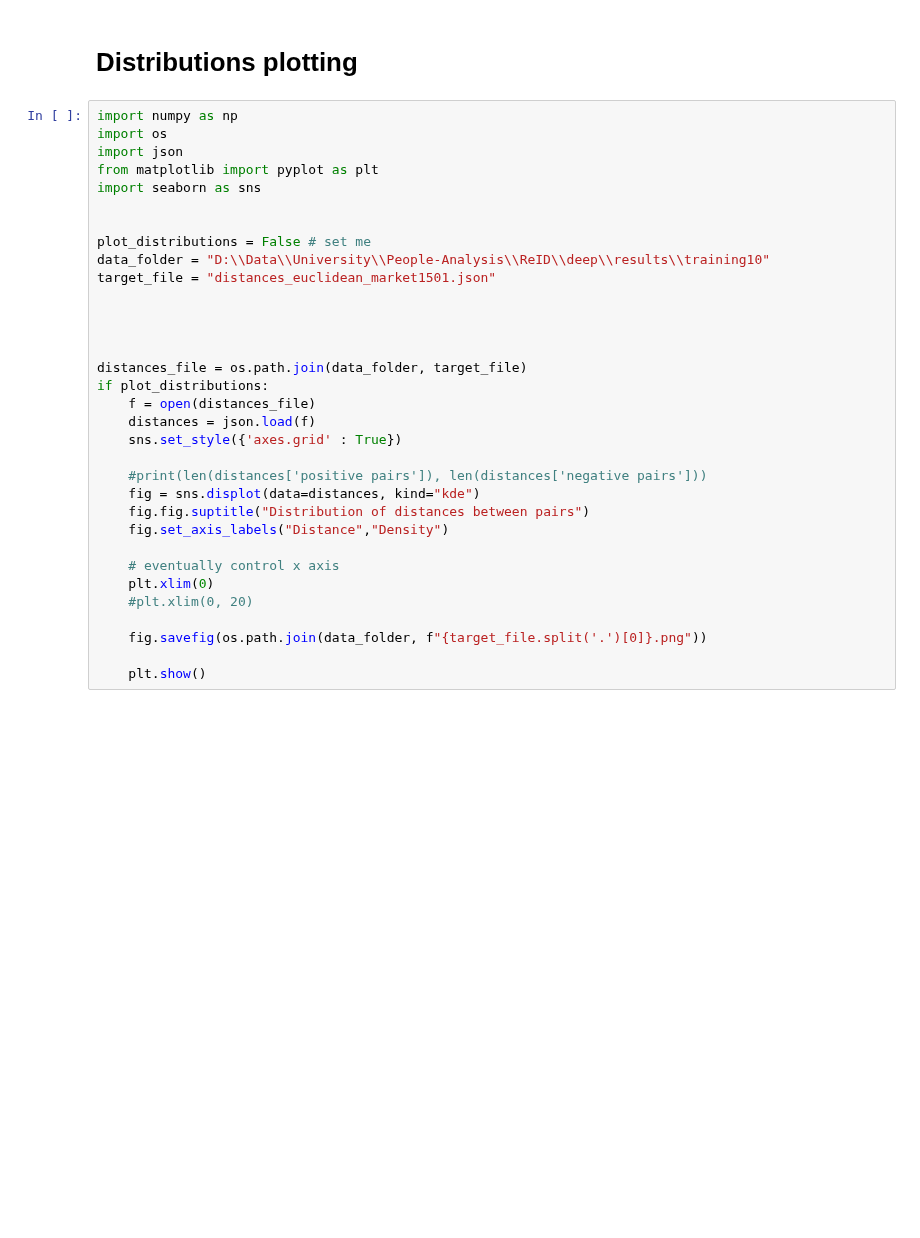
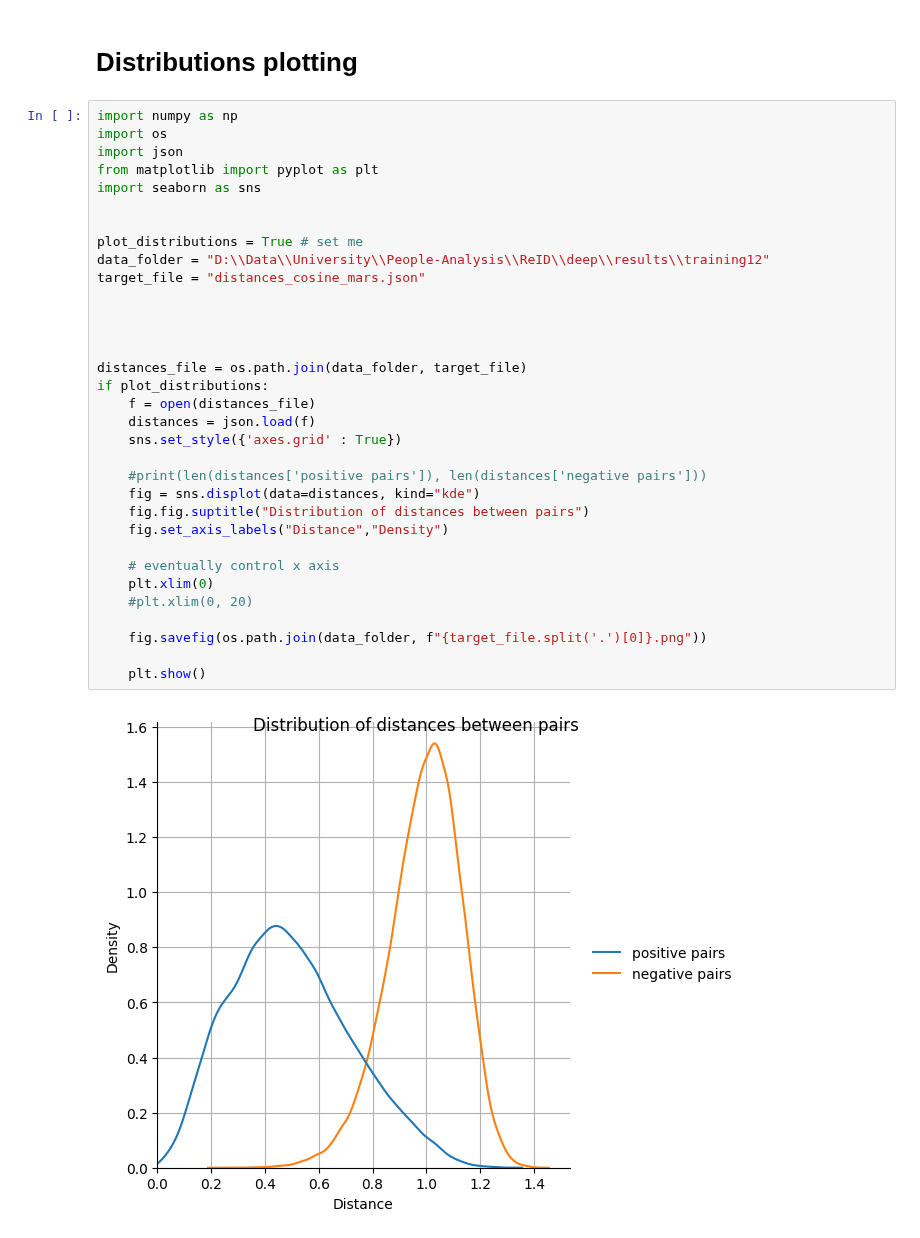
Before and after one commit to martinellop/People-Analysis, a Jupyter notebook: ReID/deep/graphics.ipynb, the cells around one changed output. Cells and saved outputs as stored; diff of their text form; blank space fills up the shorter version.

Commit message:
added metrics plots to tr12

```diff
--- a/ReID/deep/graphics.ipynb
+++ b/ReID/deep/graphics.ipynb
@@ -250,33 +250,35 @@ plt.show()
 # %%
 import numpy as np
 import os
 import json
 from matplotlib import pyplot as plt
 import seaborn as sns
 
 
-plot_distributions = False # set me
-data_folder = "D:\\Data\\University\\People-Analysis\\ReID\\deep\\results\\training10"
-target_file = "distances_euclidean_market1501.json"
+plot_distributions = True # set me
+data_folder = "D:\\Data\\University\\People-Analysis\\ReID\\deep\\results\\training12"
+target_file = "distances_cosine_mars.json"
 
 
 
 
 distances_file = os.path.join(data_folder, target_file)
 if plot_distributions:
     f = open(distances_file)
     distances = json.load(f)
     sns.set_style({'axes.grid' : True})
 
     #print(len(distances['positive pairs']), len(distances['negative pairs']))
     fig = sns.displot(data=distances, kind="kde")
     fig.fig.suptitle("Distribution of distances between pairs")
     fig.set_axis_labels("Distance","Density")
 
     # eventually control x axis
     plt.xlim(0)
     #plt.xlim(0, 20)
 
     fig.savefig(os.path.join(data_folder, f"{target_file.split('.')[0]}.png"))
 
     plt.show()
+# %% [output]
+[figure, added]
```
Also changed, not shown: 4 other files.
